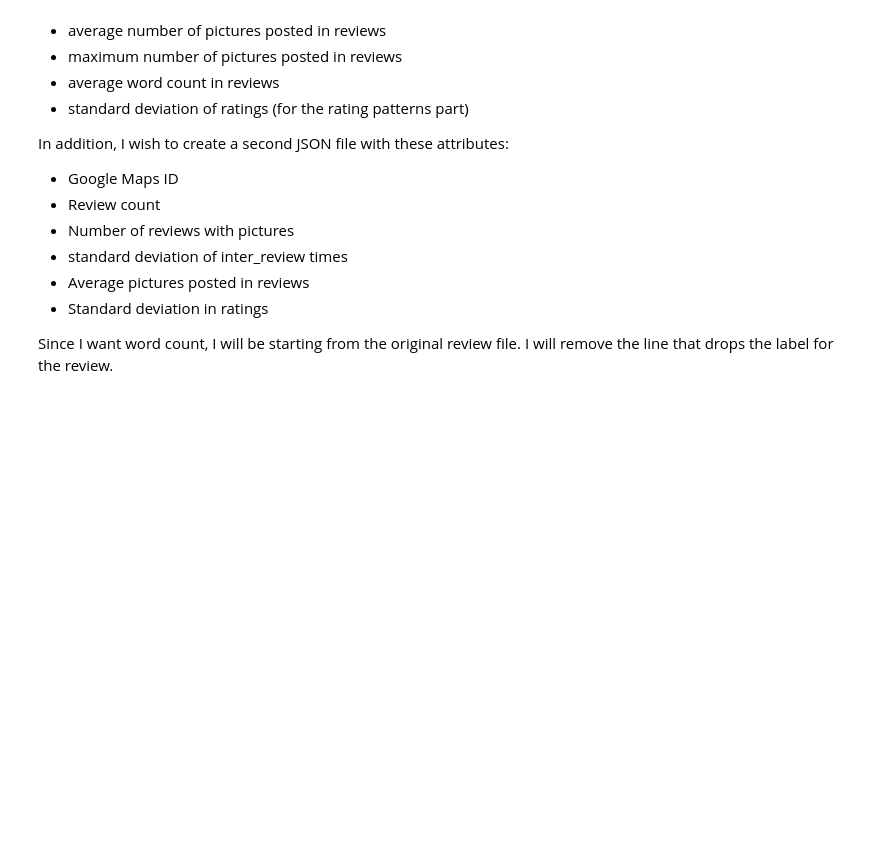
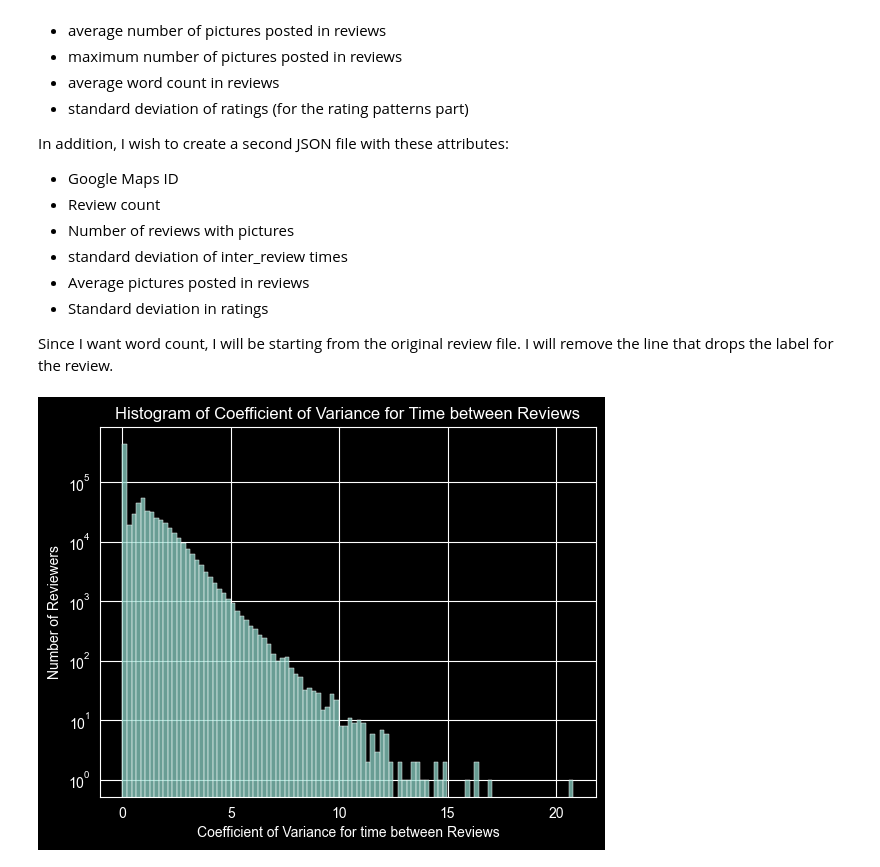
Before and after one commit to ian-roundkicker/CS4412_Spring26_Project, a Jupyter notebook: project_file.ipynb, the cells around one changed output. Drawn from its saved outputs; the diff is of its cells as text; code cells hidden in the pictures; blank space fills up the shorter version.

```diff
--- a/project_file.ipynb
+++ b/project_file.ipynb
@@ -241,7 +241,7 @@ try:
     # create a data structure that will contain the user_ids (and other info) to add to the rgur_data.json file called data
     data = pd.DataFrame()
     chunk_count = 1
-    df = pd.read_json('data/review-Georgia_cleaned.json', lines=True, dtype={'user_id':str, 'time':np.uint64, 'rating':np.int8, 'pics':np.uint8, 'word_count':np.uint16, 'gmap_id':str}, chunksize=1000000, nrows=1000000)
+    df = pd.read_json('data/review-Georgia_cleaned.json', lines=True, dtype={'user_id':str, 'time':np.uint64, 'rating':np.int8, 'pics':np.uint8, 'word_count':np.uint16, 'gmap_id':str}, chunksize=1000000)
     for chunk in df:
         print("We have reached chunk " + str(chunk_count))
         chunk_count += 1
@@ -254,7 +254,7 @@ try:
             max_words=('word_count', 'max'),
             rev_with_words=('word_count', lambda x: (x>0).sum()),
             review_times=('time', list),
-            ratings=('rating', list)
+            ratings=('rating', list),
         )
         if data.empty:
             data = grouped
@@ -381,0 +391,20 @@ from sklearn.cluster import DBSCAN
+# %%
+import pandas as pd
+import numpy as np
+import seaborn as sns
+import matplotlib.pyplot as plt
+
+try:
+    df = pd.read_json('data/rgur_data.json', lines=True,)
+    # we use bins = 51 since we now that we have 0-50 pictures in the reviews.
+    plot = sns.histplot(df['cov_time'], bins=100)
+    plt.xlabel("Coefficient of Variance for time between Reviews")
+    plt.ylabel("Number of Reviewers")
+    plt.title("Histogram of Coefficient of Variance for Time between Reviews")
+    #using logarithmic scale because we would not be able to see anything.
+    plot.set_yscale('log')
+    plt.show()
+except FileNotFoundError:
+    print("File not found")
+# %% [output]
+[figure, added]
```
Also changed, not shown: parts of 3 cells of this notebook.
